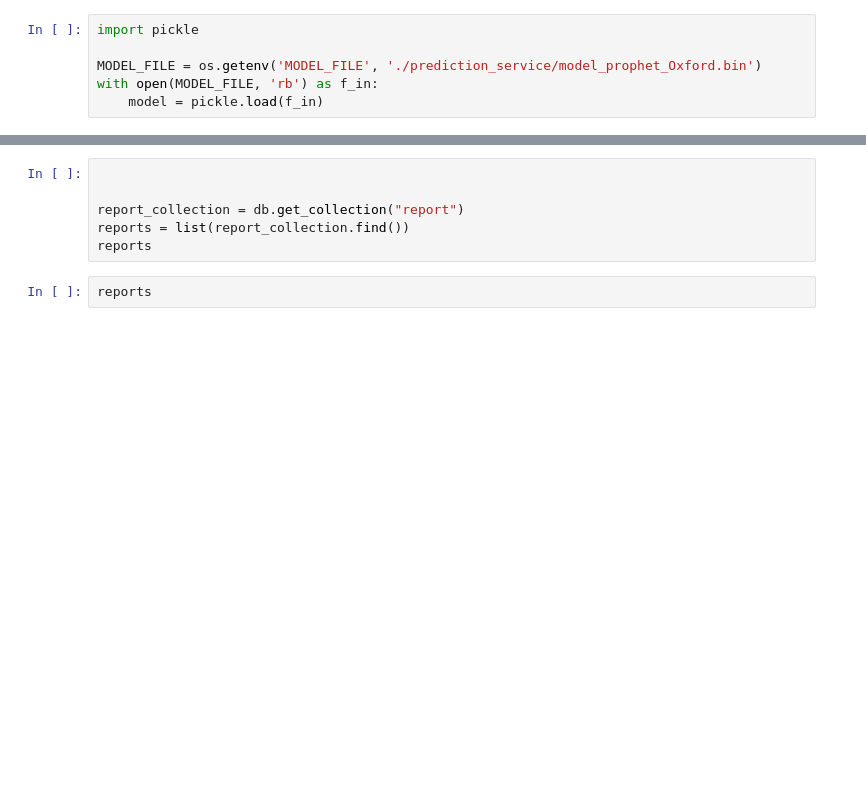
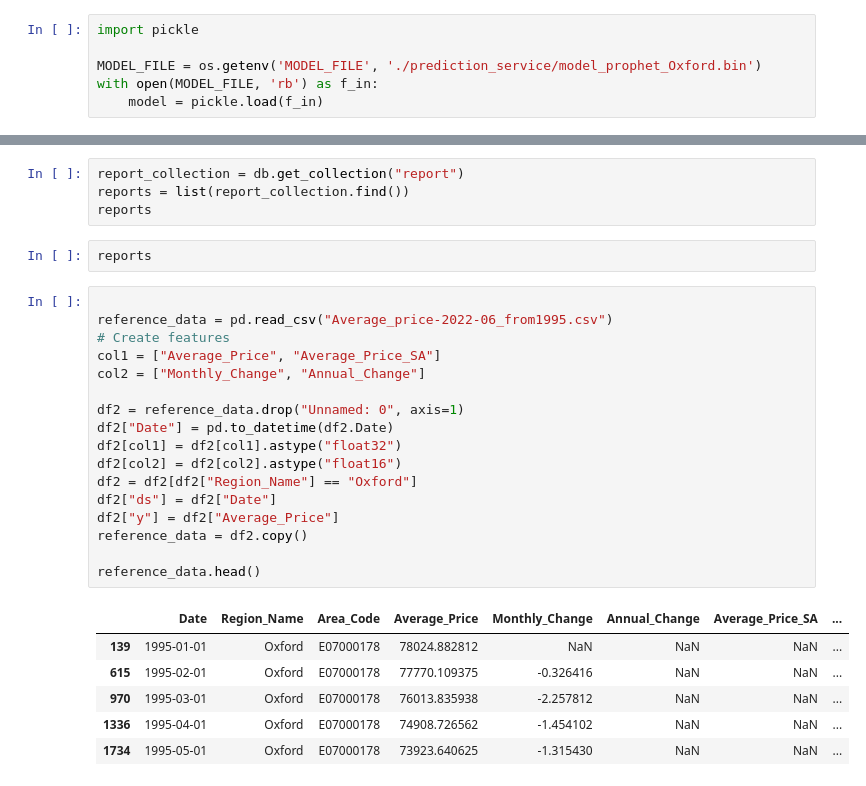
Before and after one commit to rizdiaprilian/MLOps_Zoomcamp, a Jupyter notebook: UK_house_price/monitoring_ML/pymongo_check.ipynb, the cells around one changed output, grey strips where cells are left out. Saved outputs shown, nothing was run; the diff lists cells and outputs as text; blank space fills up the shorter version.

```diff
--- a/UK_house_price/monitoring_ML/pymongo_check.ipynb
+++ b/UK_house_price/monitoring_ML/pymongo_check.ipynb
@@ -136,8 +84,30 @@ df_mongo_result
 # %%
-
-
 report_collection = db.get_collection("report")
 reports = list(report_collection.find())
 reports
 # %%
 reports
+# %%
+
+reference_data = pd.read_csv("Average_price-2022-06_from1995.csv")
+# Create features
+col1 = ["Average_Price", "Average_Price_SA"]
+col2 = ["Monthly_Change", "Annual_Change"]
+
+df2 = reference_data.drop("Unnamed: 0", axis=1)
+df2["Date"] = pd.to_datetime(df2.Date)
+df2[col1] = df2[col1].astype("float32")
+df2[col2] = df2[col2].astype("float16")
+df2 = df2[df2["Region_Name"] == "Oxford"]
+df2["ds"] = df2["Date"]
+df2["y"] = df2["Average_Price"]
+reference_data = df2.copy()
+
+reference_data.head()
+# %% [output]
+|  | Date | Region_Name | Area_Code | Average_Price | Monthly_Change | Annual_Change | Average_Price_SA | ... |
+| 139 | 1995-01-01 | Oxford | E07000178 | 78024.882812 | NaN | NaN | NaN | ... |
+| 615 | 1995-02-01 | Oxford | E07000178 | 77770.109375 | -0.326416 | NaN | NaN | ... |
+| 970 | 1995-03-01 | Oxford | E07000178 | 76013.835938 | -2.257812 | NaN | NaN | ... |
+| 1336 | 1995-04-01 | Oxford | E07000178 | 74908.726562 | -1.454102 | NaN | NaN | ... |
+| 1734 | 1995-05-01 | Oxford | E07000178 | 73923.640625 | -1.315430 | NaN | NaN | ... |
```
Also changed, not shown: parts of 17 cells of this notebook.
